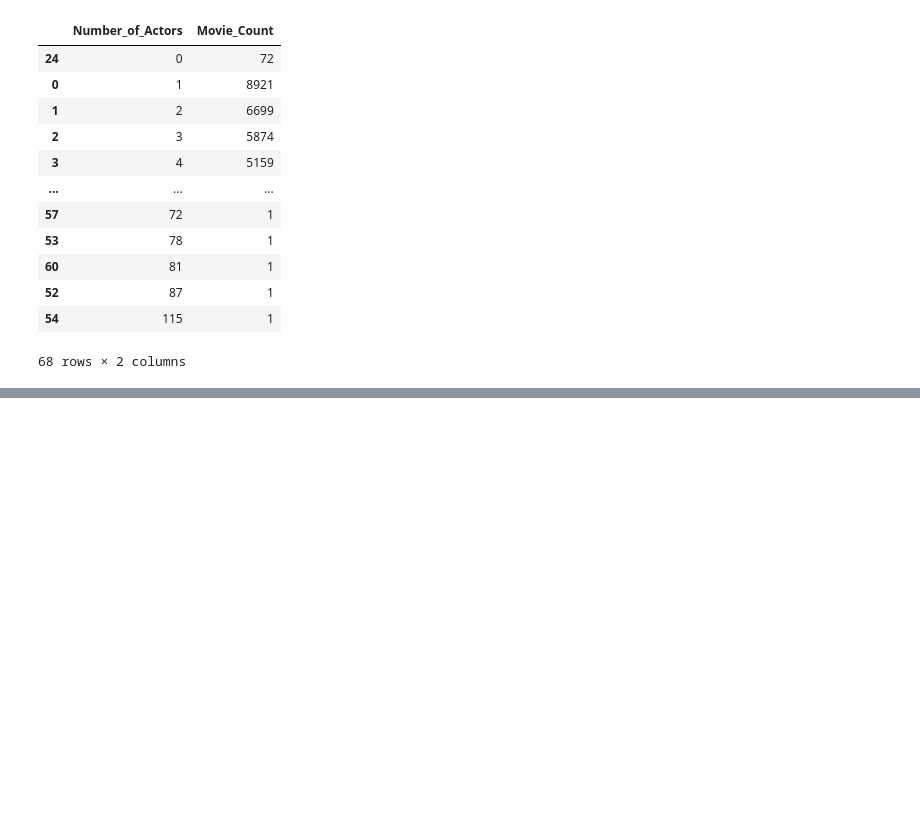
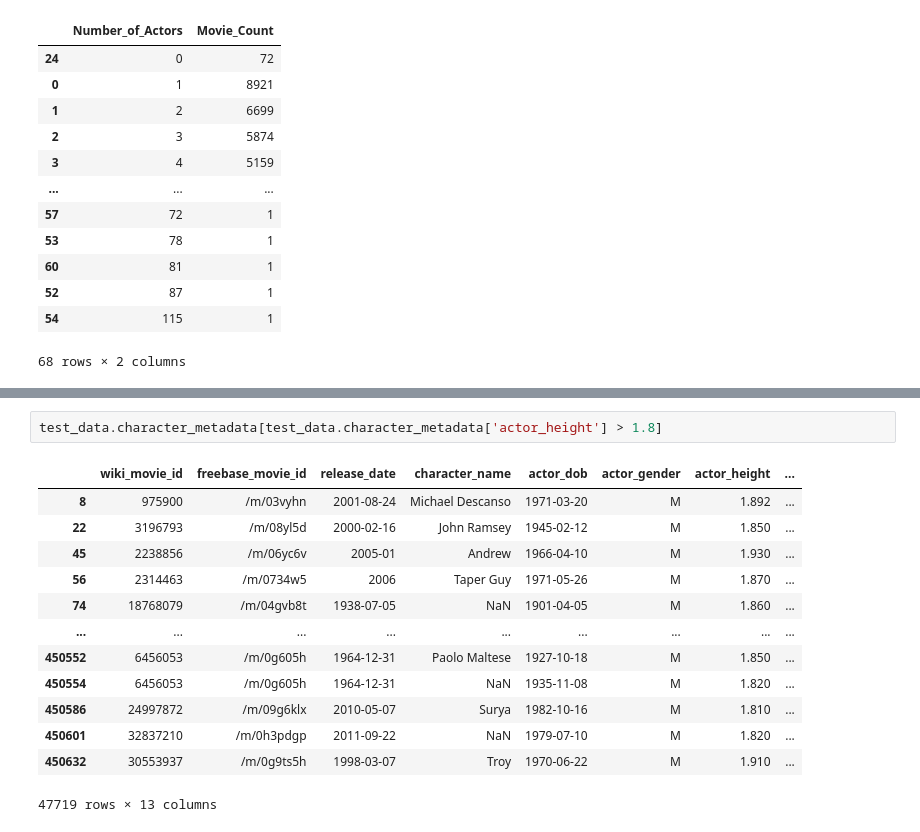
Before and after one commit to valeskaaa/Group_04, a Jupyter notebook: prototyping/MovieClassNotebook.ipynb, the cells around one changed output, grey strips where cells are left out. Drawn from its saved outputs; the diff is of its cells as text; blank space fills up the shorter version.

```diff
--- a/prototyping/MovieClassNotebook.ipynb
+++ b/prototyping/MovieClassNotebook.ipynb
@@ -258,0 +354,16 @@ test_data.actor_count()
+# %%
+test_data.character_metadata[test_data.character_metadata['actor_height'] > 1.8]
+# %% [output]
+|  | wiki_movie_id | freebase_movie_id | release_date | character_name | actor_dob | actor_gender | actor_height | ... |
+| 8 | 975900 | /m/03vyhn | 2001-08-24 | Michael Descanso | 1971-03-20 | M | 1.892 | ... |
+| 22 | 3196793 | /m/08yl5d | 2000-02-16 | John Ramsey | 1945-02-12 | M | 1.850 | ... |
+| 45 | 2238856 | /m/06yc6v | 2005-01 | Andrew | 1966-04-10 | M | 1.930 | ... |
+| 56 | 2314463 | /m/0734w5 | 2006 | Taper Guy | 1971-05-26 | M | 1.870 | ... |
+| 74 | 18768079 | /m/04gvb8t | 1938-07-05 | NaN | 1901-04-05 | M | 1.860 | ... |
+| ... | ... | ... | ... | ... | ... | ... | ... | ... |
+| 450552 | 6456053 | /m/0g605h | 1964-12-31 | Paolo Maltese | 1927-10-18 | M | 1.850 | ... |
+| 450554 | 6456053 | /m/0g605h | 1964-12-31 | NaN | 1935-11-08 | M | 1.820 | ... |
+| 450586 | 24997872 | /m/09g6klx | 2010-05-07 | Surya | 1982-10-16 | M | 1.810 | ... |
+| 450601 | 32837210 | /m/0h3pdgp | 2011-09-22 | NaN | 1979-07-10 | M | 1.820 | ... |
+| 450632 | 30553937 | /m/0g9ts5h | 1998-03-07 | Troy | 1970-06-22 | M | 1.910 | ... |
+47719 rows × 13 columns
```
Also changed, not shown: parts of 4 cells of this notebook, 1 other file.
